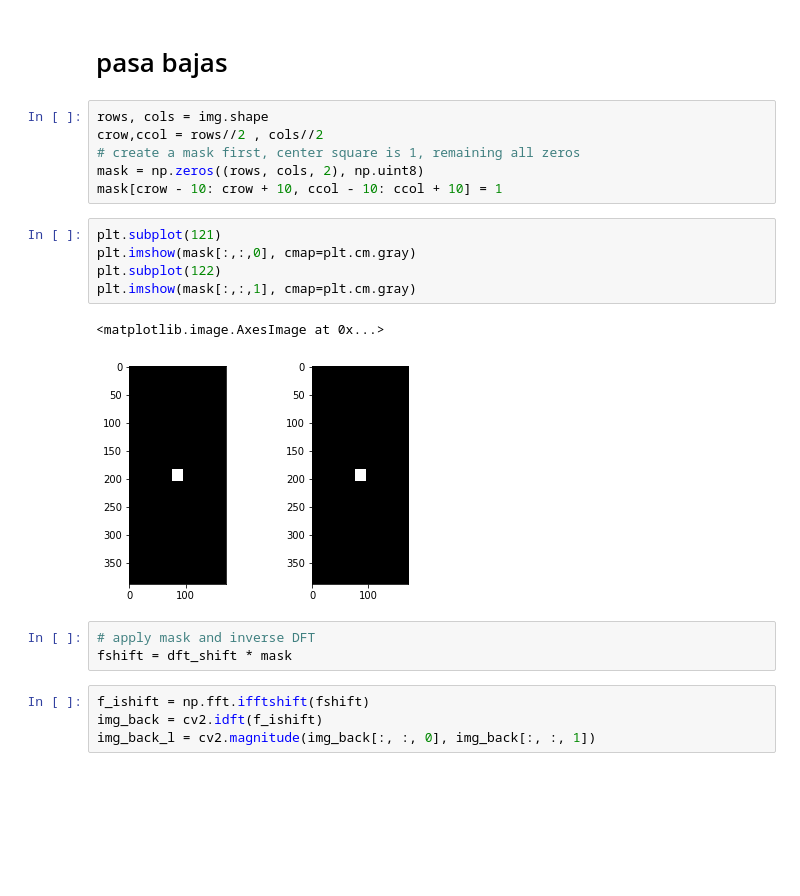
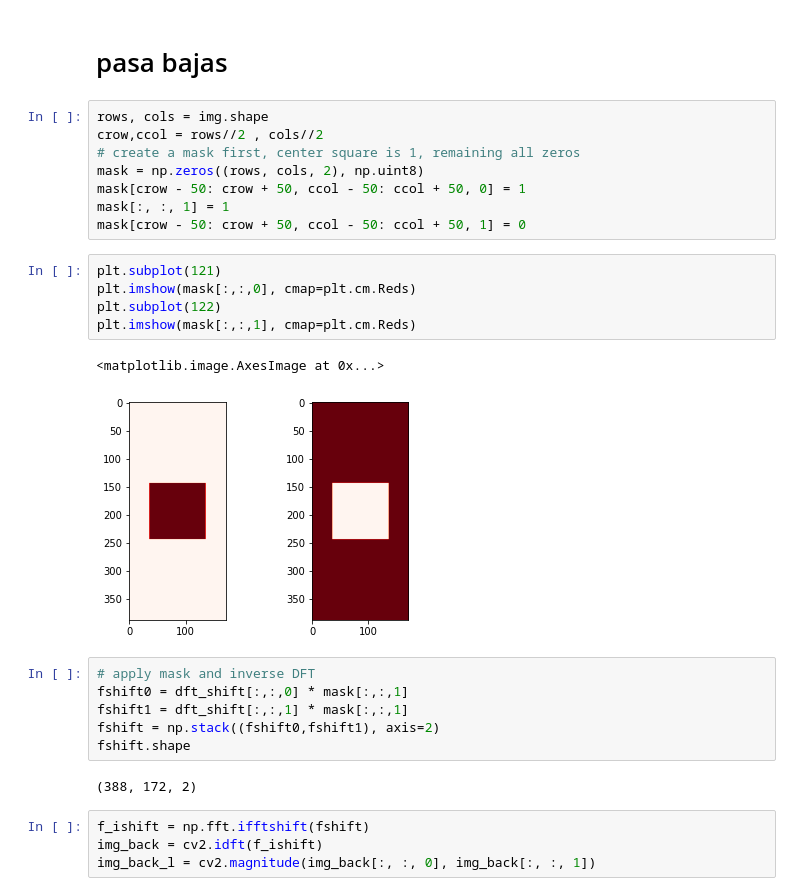
Before and after one commit to ramonapariciog/LIAPRE-Masters, a Jupyter notebook: Clases_PDI/Fourier_transform.ipynb, the cells around one changed output. Drawn from its saved outputs; the diff is of its cells as text; blank space fills up the shorter version.

```diff
--- a/Clases_PDI/Fourier_transform.ipynb
+++ b/Clases_PDI/Fourier_transform.ipynb
@@ -72,18 +98,25 @@ rows, cols = img.shape
 crow,ccol = rows//2 , cols//2
 # create a mask first, center square is 1, remaining all zeros
 mask = np.zeros((rows, cols, 2), np.uint8)
-mask[crow - 10: crow + 10, ccol - 10: ccol + 10] = 1
+mask[crow - 50: crow + 50, ccol - 50: ccol + 50, 0] = 1
+mask[:, :, 1] = 1
+mask[crow - 50: crow + 50, ccol - 50: ccol + 50, 1] = 0
 # %%
 plt.subplot(121)
-plt.imshow(mask[:,:,0], cmap=plt.cm.gray)
+plt.imshow(mask[:,:,0], cmap=plt.cm.Reds)
 plt.subplot(122)
-plt.imshow(mask[:,:,1], cmap=plt.cm.gray)
+plt.imshow(mask[:,:,1], cmap=plt.cm.Reds)
 # %% [output]
 <matplotlib.image.AxesImage at 0x...>
-[figure, old version]
+[figure, new version]
-# %%
-# apply mask and inverse DFT
-fshift = dft_shift * mask
+# %%
+# apply mask and inverse DFT
+fshift0 = dft_shift[:,:,0] * mask[:,:,1]
+fshift1 = dft_shift[:,:,1] * mask[:,:,1]
+fshift = np.stack((fshift0,fshift1), axis=2)
+fshift.shape
+# %% [output]
+(388, 172, 2)
 # %%
 f_ishift = np.fft.ifftshift(fshift)
 img_back = cv2.idft(f_ishift)
```
Also changed, not shown: parts of 22 cells of this notebook, 7 other files.
